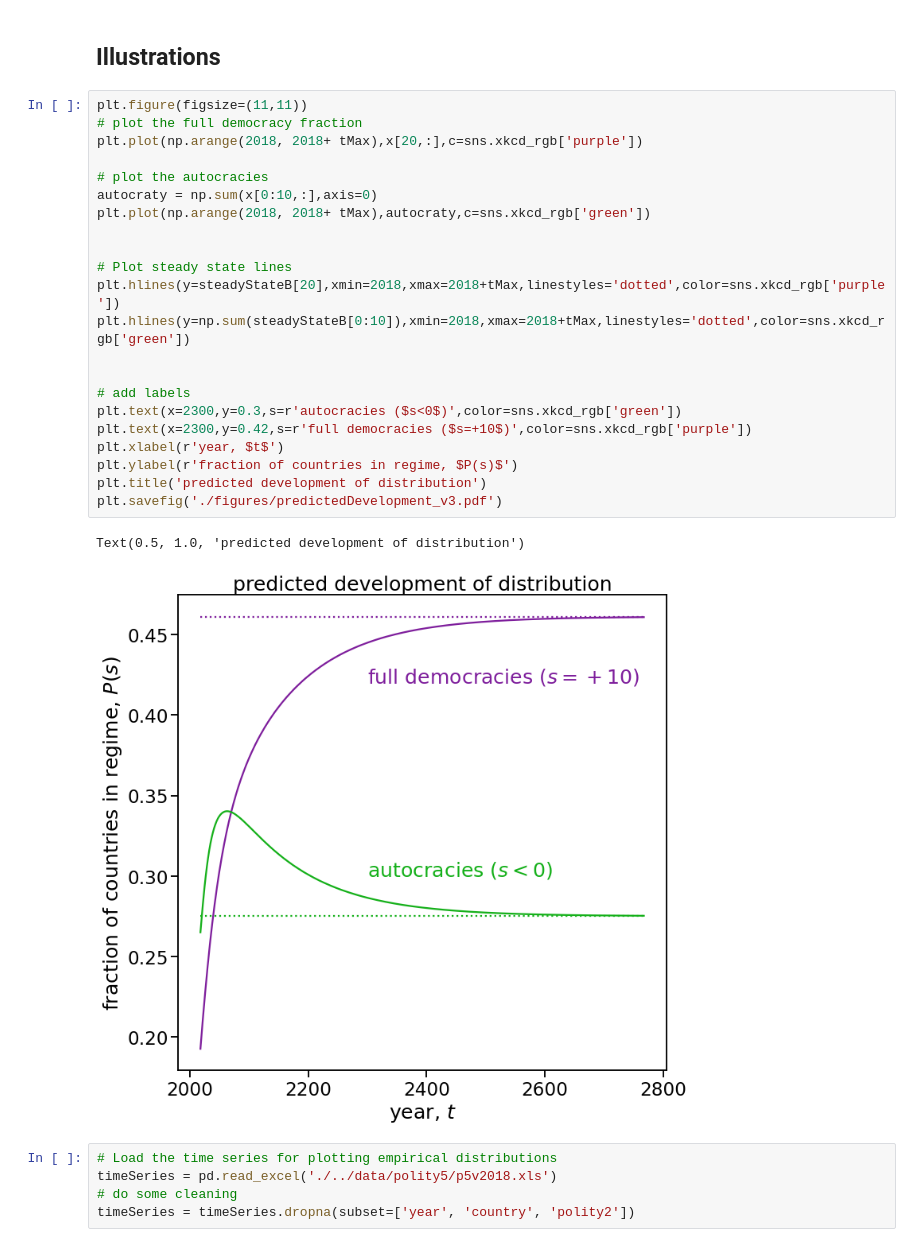
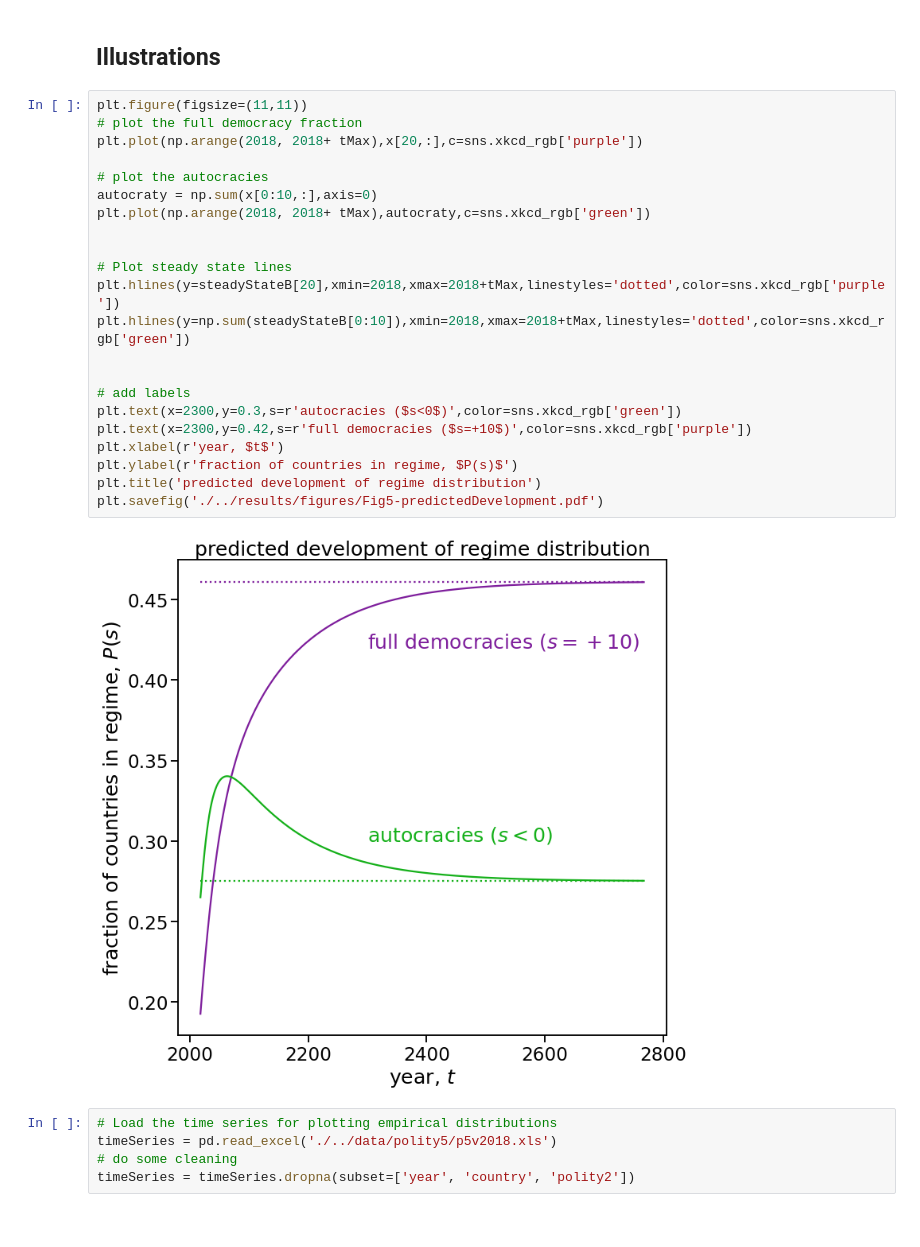
Before and after one commit to floklimm/democracyMarkovChain, a Jupyter notebook: code/3-temporalDevelopment.ipynb, the cells around one changed output. Drawn from its saved outputs; the diff is of its cells as text.

```diff
--- a/code/3-temporalDevelopment.ipynb
+++ b/code/3-temporalDevelopment.ipynb
@@ -56,28 +56,27 @@ steadyStateB = computeSteadyStateEV(P_allCountries_Bayes)
 # %%
 plt.figure(figsize=(11,11))
 # plot the full democracy fraction
 plt.plot(np.arange(2018, 2018+ tMax),x[20,:],c=sns.xkcd_rgb['purple'])
 
 # plot the autocracies
 autocraty = np.sum(x[0:10,:],axis=0)
 plt.plot(np.arange(2018, 2018+ tMax),autocraty,c=sns.xkcd_rgb['green'])
 
 
 # Plot steady state lines
 plt.hlines(y=steadyStateB[20],xmin=2018,xmax=2018+tMax,linestyles='dotted',color=sns.xkcd_rgb['purple'])
 plt.hlines(y=np.sum(steadyStateB[0:10]),xmin=2018,xmax=2018+tMax,linestyles='dotted',color=sns.xkcd_rgb['green'])
 
 
 # add labels
 plt.text(x=2300,y=0.3,s=r'autocracies ($s<0$)',color=sns.xkcd_rgb['green'])
 plt.text(x=2300,y=0.42,s=r'full democracies ($s=+10$)',color=sns.xkcd_rgb['purple'])
 plt.xlabel(r'year, $t$')
 plt.ylabel(r'fraction of countries in regime, $P(s)$')
-plt.title('predicted development of distribution')
-plt.savefig('./figures/predictedDevelopment_v3.pdf')
+plt.title('predicted development of regime distribution')
+plt.savefig('./../results/figures/Fig5-predictedDevelopment.pdf')
 # %% [output]
-Text(0.5, 1.0, 'predicted development of distribution')
-[figure, old version]
+[figure, new version]
 # %%
 # Load the time series for plotting empirical distributions
 timeSeries = pd.read_excel('./../data/polity5/p5v2018.xls')
```
Also changed, not shown: 4 other files.
